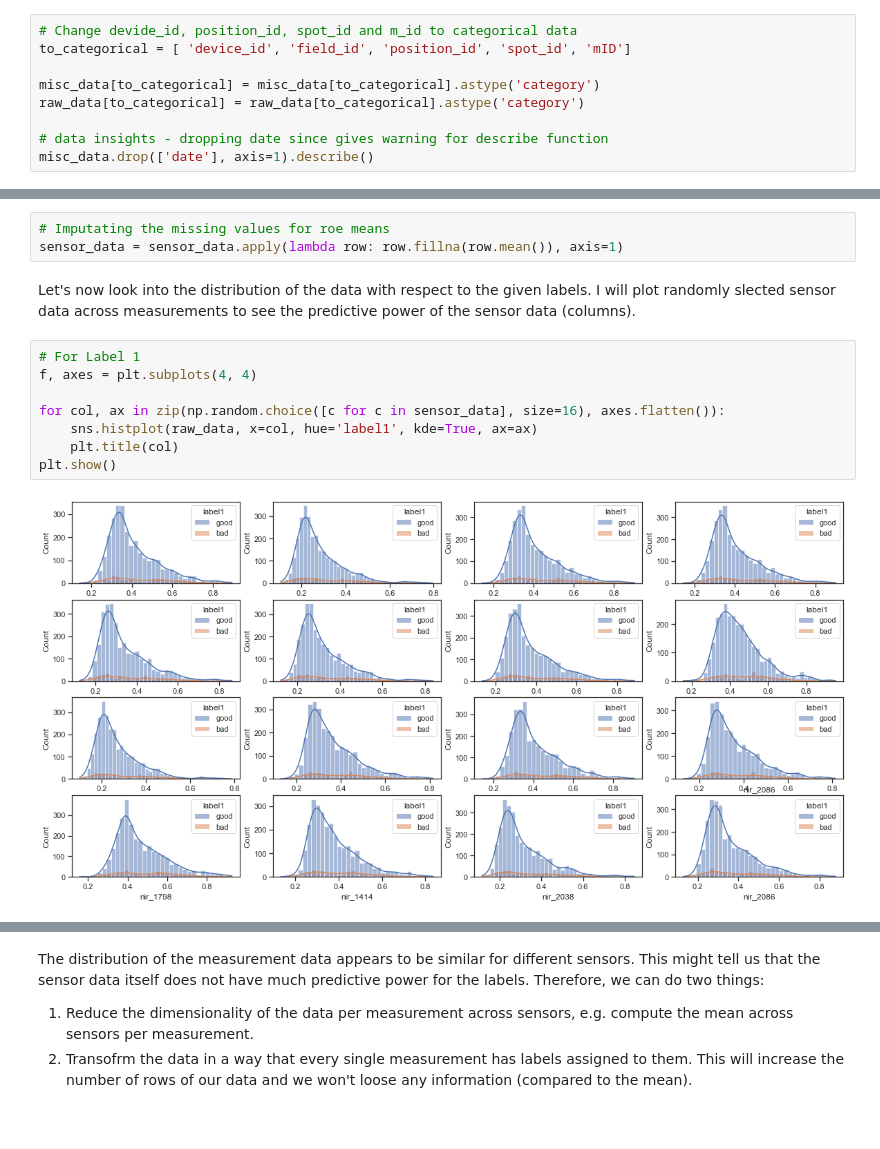
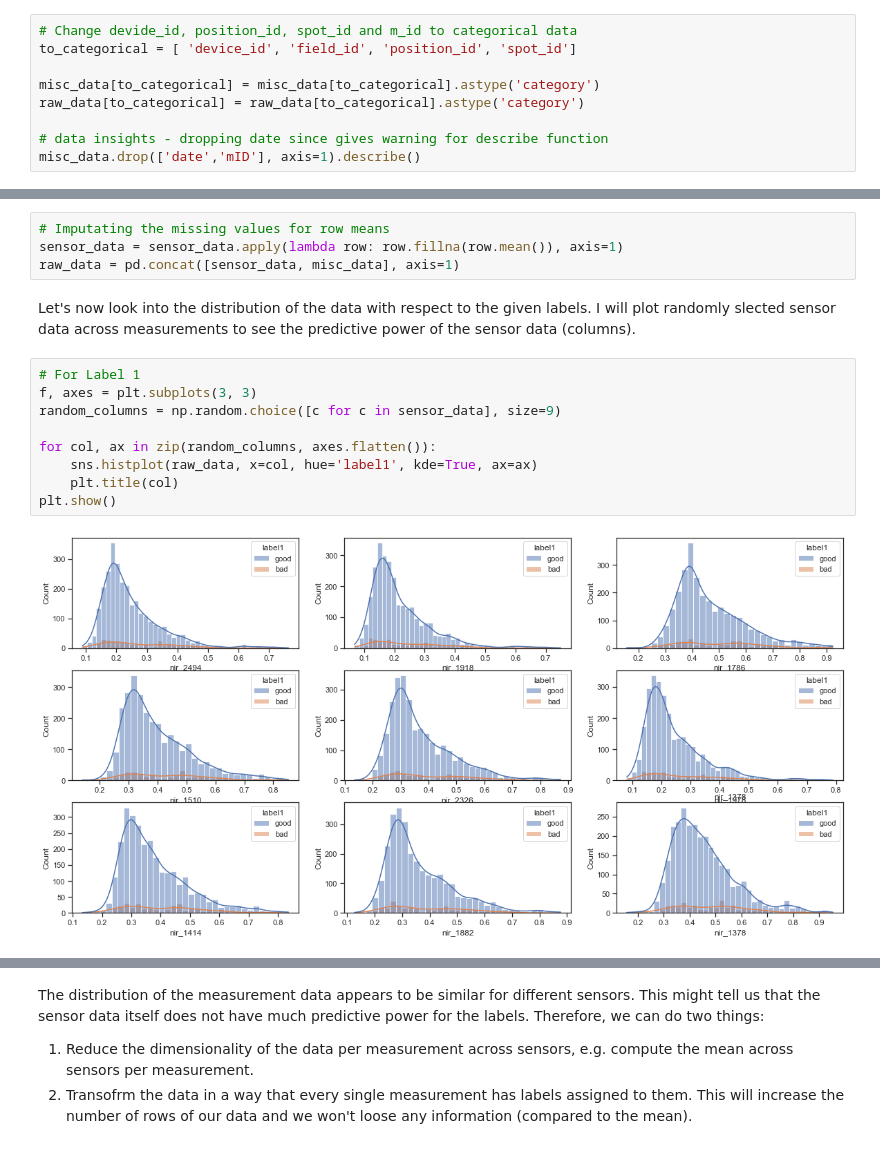
Before and after one commit to nicolasperezdeo/stenon_challenge, a Jupyter notebook: junior_DS_challenge.ipynb, the cells around one changed output, grey strips where cells are left out. Saved outputs shown, nothing was run; the diff lists cells and outputs as text.

Commit message:
[feature] Add label missing rule and refactor.

```diff
--- a/junior_DS_challenge.ipynb
+++ b/junior_DS_challenge.ipynb
@@ -89,11 +99,11 @@ Moreover, the data is bounded to the [0,1] range, thus, normalized. Depending on
 Now we look int the other non-numerical data.
 # %%
 # Change devide_id, position_id, spot_id and m_id to categorical data
-to_categorical = [ 'device_id', 'field_id', 'position_id', 'spot_id', 'mID']
+to_categorical = [ 'device_id', 'field_id', 'position_id', 'spot_id']
 
 misc_data[to_categorical] = misc_data[to_categorical].astype('category')
 raw_data[to_categorical] = raw_data[to_categorical].astype('category')
 
 # data insights - dropping date since gives warning for describe function
-misc_data.drop(['date'], axis=1).describe()
+misc_data.drop(['date','mID'], axis=1).describe()
 # %% [output]
@@ -133,20 +143,22 @@ There is missing data in the sensor measurements as well as in the given labels.
 
 As imputation for the numerical data, I will replace the missing values with the mean over measurement, i.e., row. Before the data analysis, the row data seems to be correlated as it is dependent from the location and field. Thus, replacing by the mean of every measurment will have the least impact on the data.
 # %%
-# Imputating the missing values for roe means
+# Imputating the missing values for row means
 sensor_data = sensor_data.apply(lambda row: row.fillna(row.mean()), axis=1)
+raw_data = pd.concat([sensor_data, misc_data], axis=1)
 # %% [markdown]
 Let's now look into the distribution of the data with respect to the given labels. I will plot randomly slected sensor data across measurements to see the predictive power of the sensor data (columns).
 # %%
 # For Label 1
-f, axes = plt.subplots(4, 4)
+f, axes = plt.subplots(3, 3)
+random_columns = np.random.choice([c for c in sensor_data], size=9)
 
-for col, ax in zip(np.random.choice([c for c in sensor_data], size=16), axes.flatten()):
+for col, ax in zip(random_columns, axes.flatten()):
     sns.histplot(raw_data, x=col, hue='label1', kde=True, ax=ax)
     plt.title(col)
 plt.show()
 # %% [output]
-[figure, old version]
+[figure, new version]
 # %%
 # For label 2
 f1, axes = plt.subplots(3, 3)
```
Also changed, not shown: parts of 62 cells of this notebook, 2 other files.
